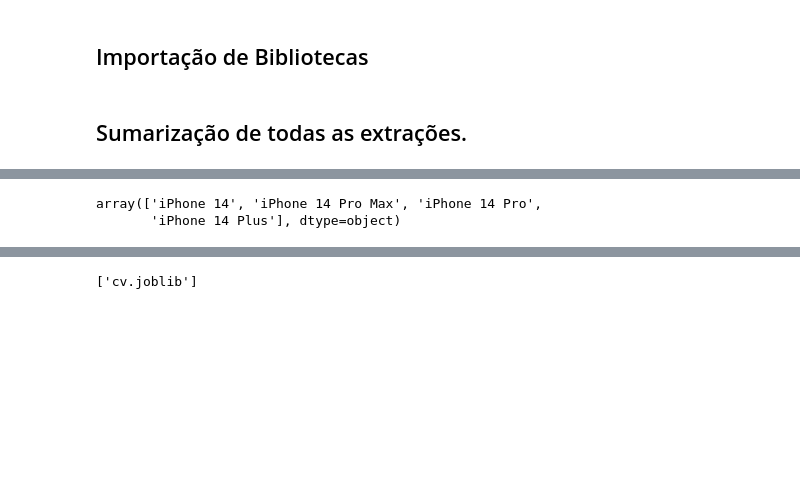
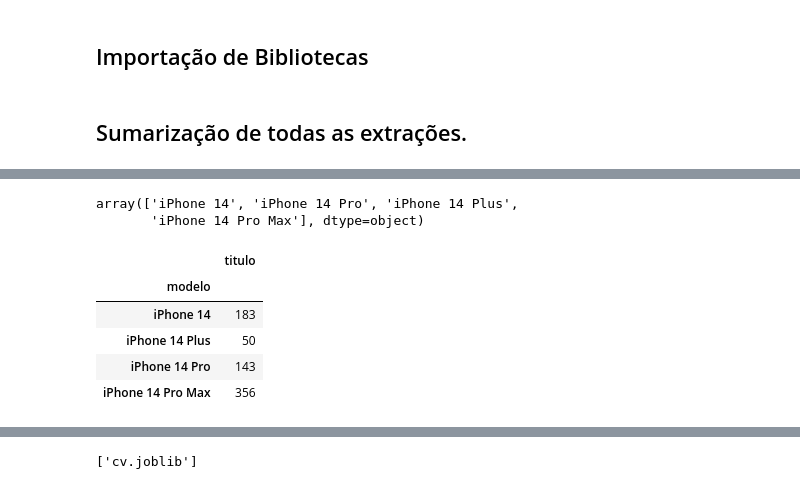
Before and after one commit to victorgrrtj/trabalho_final_puc, a Jupyter notebook: trabalho_final_treino.ipynb, the cells around one changed output, grey strips where cells are left out. Cells and saved outputs as stored; diff of their text form; code cells hidden in the pictures; blank space fills up the shorter version.

```diff
--- a/trabalho_final_treino.ipynb
+++ b/trabalho_final_treino.ipynb
@@ -132,11 +139,16 @@ df['modelo'] = df['modelo'].str.replace('iphone', 'iPhone')
 df['modelo'] = df['modelo'].str.replace('Iphone', 'iPhone')
 df['modelo'] = df['modelo'].str.replace('IPhone', 'iPhone')
 # %%
+df.drop(df.index[df['modelo'] == 'Pro'], inplace=True)
 df.drop(df.index[df['modelo'] == 'iPhone'], inplace=True)
 df.drop(df.index[df['modelo'] == 'iPhone 7'], inplace=True)
 df.drop(df.index[df['modelo'] == 'iPhone 7 Plus'], inplace=True)
 df.drop(df.index[df['modelo'] == 'iPhone 12 Pro'], inplace=True)
+df.drop(df.index[df['modelo'] == 'iPhone 12'], inplace=True)
+df.drop(df.index[df['modelo'] == 'iPhone XR'], inplace=True)
+df.drop(df.index[df['modelo'] == 'iPhone XS'], inplace=True)
 df.drop(df.index[df['modelo'] == 'iPhones 8 ao 14'], inplace=True)
+df.drop(df.index[df['modelo'] == 'iPhone 14 normal'], inplace=True)
 df.drop(df.index[df['modelo'] == 'iPhone 11'], inplace=True)
 df.drop(df.index[df['modelo'] == 'iPhone 11 Pro'], inplace=True)
 df.drop(df.index[df['modelo'] == 'iPhone 11 Pro Max'], inplace=True)
@@ -205,6 +217,13 @@ df.loc[df["modelo"] == "iPhone 14 plus 128gb", "modelo"] = 'iPhone 14 Plus'
 df.loc[df["modelo"] == "iPhone 14 pro 128 gb", "modelo"] = 'iPhone 14 Pro'
 df.loc[df["modelo"] == "iPhone 14 Pro Max (128 GB)", "modelo"] = 'iPhone 14 Pro Max'
 df.loc[df["modelo"] == "iPhone 14 Pro 256gb", "modelo"] = 'iPhone 14 Pro'
+df.loc[df["modelo"] == "iPhone 14 Pro Max 256 GB", "modelo"] = 'iPhone 14 Pro Max'
+df.loc[df["modelo"] == "14 pró Max", "modelo"] = 'iPhone 14 Pro Max'
+df.loc[df["modelo"] == "14 pro Max 256 GB", "modelo"] = 'iPhone 14 Pro Max'
+df.loc[df["modelo"] == "iPhone 14 Pro Max  256 GB. Tela  Grande  6.7", "modelo"] = 'iPhone 14 Pro Max'
+df.loc[df["modelo"] == "iPhone 14 Pro Max cores", "modelo"] = 'iPhone 14 Pro Max'
+df.loc[df["modelo"] == "iPhone 14 ProMax 256", "modelo"] = 'iPhone 14 Pro Max'
+df.loc[df["modelo"] == "iPhone 14 Pro Max Novo ( lacrado)", "modelo"] = 'iPhone 14 Pro Max'
 # %%
 del_index = df[(df['modelo'] == 'iPhone 14 Pro Max') & (df['titulo'].str.contains('max', case=False) == False)].index
 del_index = del_index.append(df[(df['modelo'] == 'iPhone 14 Pro Max') & (df['titulo'].str.contains('plus', case=False) == True)].index)
@@ -226,6 +245,15 @@ df_base = df[['titulo', 'modelo']]
 # %%
 df_base.modelo.unique()
 # %% [output]
-array(['iPhone 14', 'iPhone 14 Pro Max', 'iPhone 14 Pro',
-       'iPhone 14 Plus'], dtype=object)
+array(['iPhone 14', 'iPhone 14 Pro', 'iPhone 14 Plus',
+       'iPhone 14 Pro Max'], dtype=object)
+# %%
+df_base.groupby(by=['modelo']).count()
+# %% [output]
+|  | titulo |
+| modelo |  |
+| iPhone 14 | 183 |
+| iPhone 14 Plus | 50 |
+| iPhone 14 Pro | 143 |
+| iPhone 14 Pro Max | 356 |
 # %%
```
Also changed, not shown: parts of 7 cells of this notebook.
